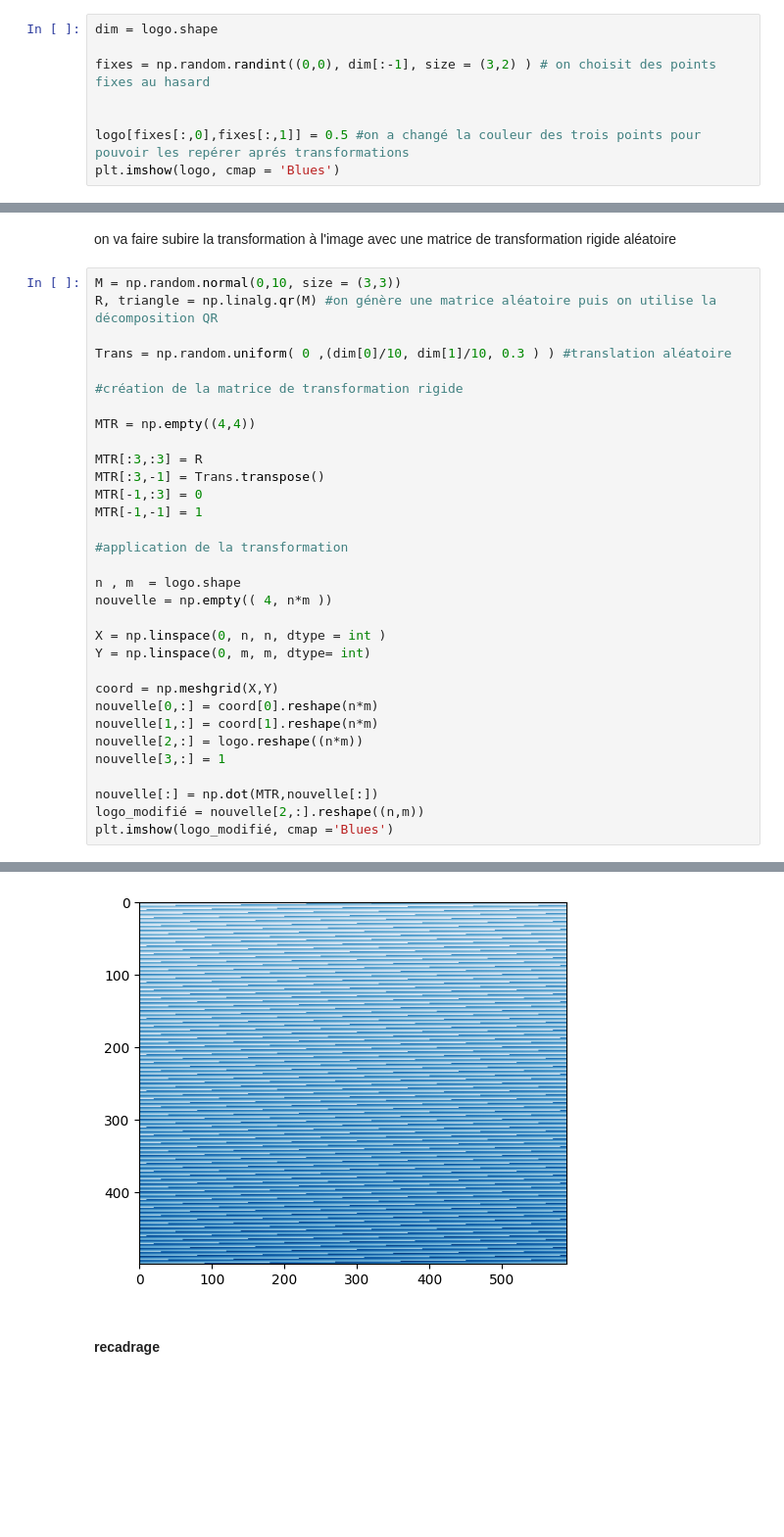
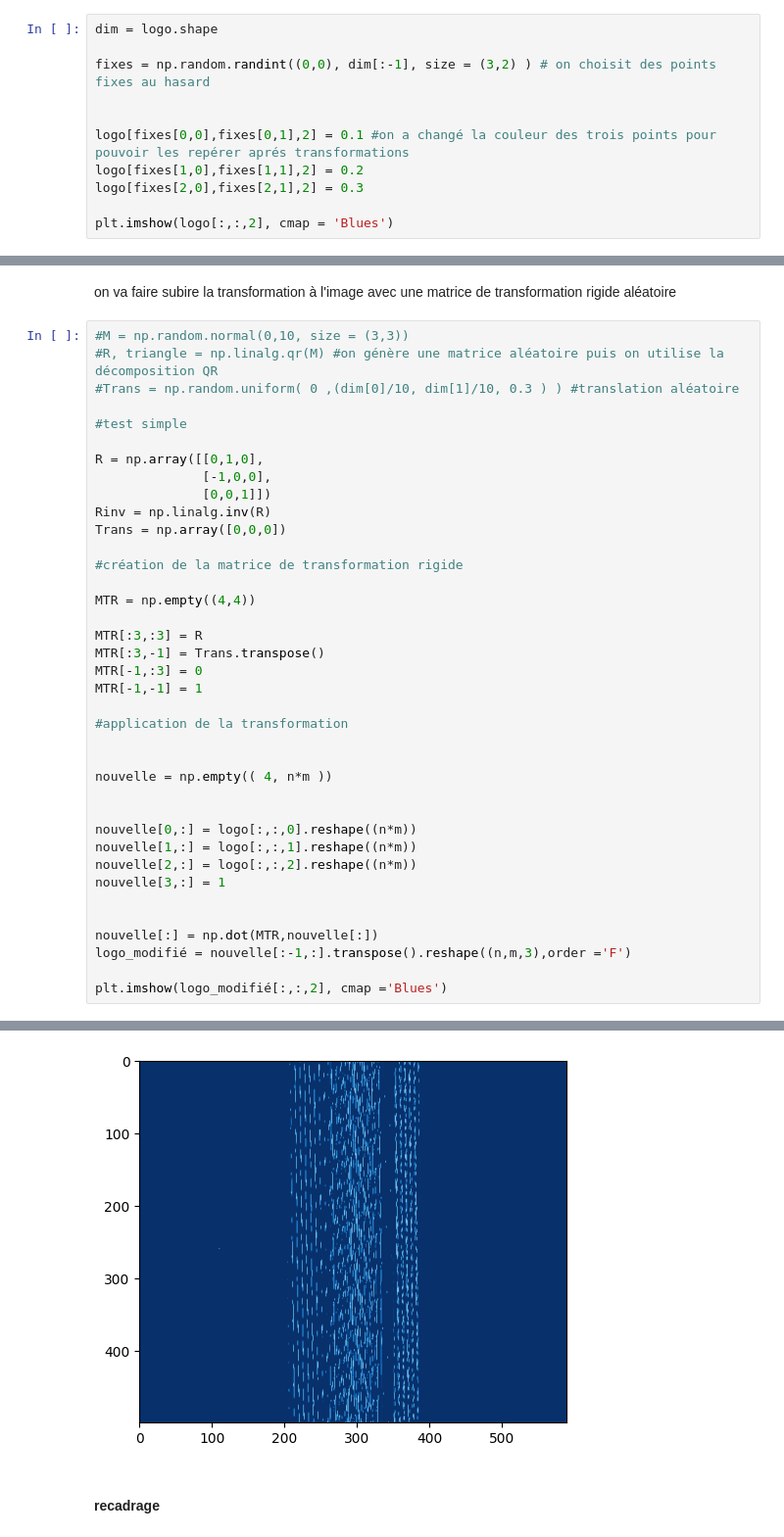
Before and after one commit to Fibo72/projet-12-Computer-vision-Recadrage-d-images, a Jupyter notebook: Thibault/theorie.ipynb, the cells around one changed output, grey strips where cells are left out. Shown at 98% size. Saved outputs shown, nothing was run; the diff lists cells and outputs as text; blank space fills up the shorter version.

```diff
--- a/Thibault/theorie.ipynb
+++ b/Thibault/theorie.ipynb
@@ -347,6 +350,9 @@ dim = logo.shape
 fixes = np.random.randint((0,0), dim[:-1], size = (3,2) ) # on choisit des points fixes au hasard
 
 
-logo[fixes[:,0],fixes[:,1]] = 0.5 #on a changé la couleur des trois points pour pouvoir les repérer aprés transformations
-plt.imshow(logo, cmap = 'Blues')
+logo[fixes[0,0],fixes[0,1],2] = 0.1 #on a changé la couleur des trois points pour pouvoir les repérer aprés transformations
+logo[fixes[1,0],fixes[1,1],2] = 0.2
+logo[fixes[2,0],fixes[2,1],2] = 0.3
+
+plt.imshow(logo[:,:,2], cmap = 'Blues')
 # %% [output]
@@ -356,39 +361,45 @@ plt.imshow(logo, cmap = 'Blues')
 # %% [markdown]
 on va faire subire la transformation à l'image  avec une matrice de transformation rigide aléatoire
 # %%
-M = np.random.normal(0,10, size = (3,3))
-R, triangle = np.linalg.qr(M) #on génère une matrice aléatoire puis on utilise la décomposition QR
+#M = np.random.normal(0,10, size = (3,3))
+#R, triangle = np.linalg.qr(M) #on génère une matrice aléatoire puis on utilise la décomposition QR
+#Trans = np.random.uniform( 0 ,(dim[0]/10, dim[1]/10, 0.3 ) ) #translation aléatoire
 
-Trans = np.random.uniform( 0 ,(dim[0]/10, dim[1]/10, 0.3 ) ) #translation aléatoire
+#test simple
+
+R = np.array([[0,1,0],
+              [-1,0,0],
+              [0,0,1]])
+Rinv = np.linalg.inv(R)
+Trans = np.array([0,0,0])
 
 #création de la matrice de transformation rigide
 
 MTR = np.empty((4,4))
 
 MTR[:3,:3] = R
 MTR[:3,-1] = Trans.transpose()
 MTR[-1,:3] = 0
 MTR[-1,-1] = 1
 
 #application de la transformation
 
-n , m  = logo.shape
+
 nouvelle = np.empty(( 4, n*m ))
 
-X = np.linspace(0, n, n, dtype = int )
-Y = np.linspace(0, m, m, dtype= int)
 
-coord = np.meshgrid(X,Y)
-nouvelle[0,:] = coord[0].reshape(n*m)
-nouvelle[1,:] = coord[1].reshape(n*m)
-nouvelle[2,:] = logo.reshape((n*m))
+nouvelle[0,:] = logo[:,:,0].reshape((n*m))
+nouvelle[1,:] = logo[:,:,1].reshape((n*m))
+nouvelle[2,:] = logo[:,:,2].reshape((n*m))
 nouvelle[3,:] = 1
 
+
 nouvelle[:] = np.dot(MTR,nouvelle[:])
-logo_modifié = nouvelle[2,:].reshape((n,m))
-plt.imshow(logo_modifié, cmap ='Blues')
+logo_modifié = nouvelle[:-1,:].transpose().reshape((n,m,3),order ='F')
+
+plt.imshow(logo_modifié[:,:,2], cmap ='Blues')
 # %% [output]
 <matplotlib.image.AxesImage at 0x...>
-[figure, old version]
+[figure, new version]
 # %% [markdown]
 #### recadrage
```
Also changed, not shown: parts of 6 cells of this notebook.
